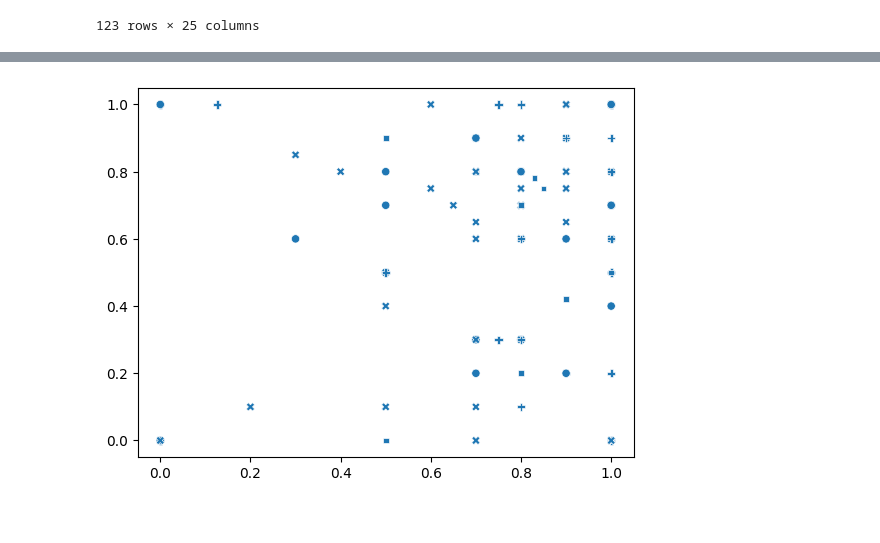
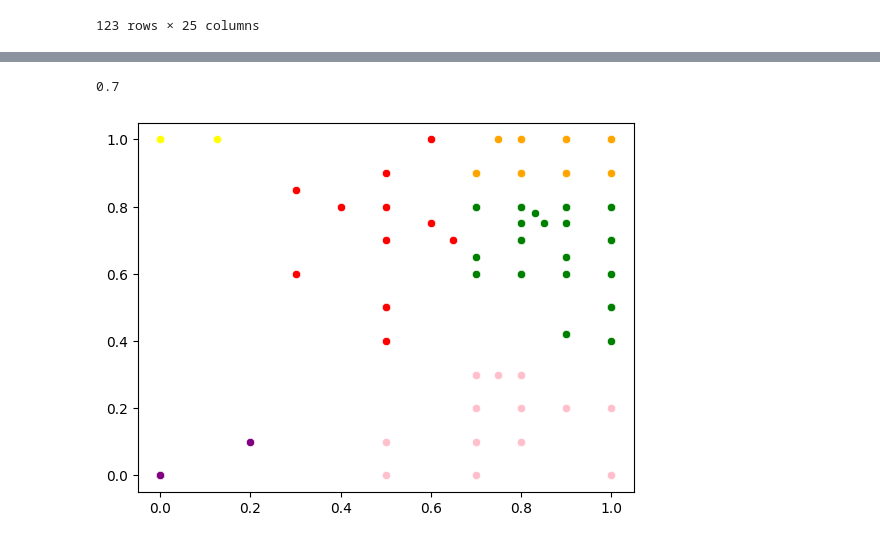
Before and after one commit to MnCSSJ4x/IIITB-Course-Recommendation-System, a Jupyter notebook: KMeans.ipynb, the cells around one changed output, grey strips where cells are left out. Drawn from its saved outputs; the diff is of its cells as text; code cells hidden in the pictures.

Commit message:
improved KMeans

```diff
--- a/KMeans.ipynb
+++ b/KMeans.ipynb
@@ -147,6 +341,6 @@ df
 # %%
-x=[X[0] for X in df]
-y=[X[1] for X in df]
+x=df[df.columns[0]]
+y=df[df.columns[1]]
 print(len(x))
 print(len(y))
 # %% [output]
@@ -154,0 +349,5 @@ print(len(y))
+# %%
+# df=df.to_numpy()
+# np.shape(df[:,:2])
+df=df[[df.columns[0],df.columns[1]]]
+df
@@ -154,0 +368,6 @@ print(len(y))
+# %%
+k=Kmeans(K=6,iter=150,p=2)
+y_pred=k.predict(np.array(df),choice=1)
+k.centroids=np.array(k.centroids, dtype='int')
+len(k.centroids)
+y_pred
@@ -155,13 +383,33 @@ print(len(y))
 # %%
-df=df.to_numpy()
+df[df.columns[0]][1]
+# %% [output]
+0.7
+# %%
+cdict={
+    0:'red',
+    1:'yellow',
+    2:'green',
+    3:'pink',
+    4:'orange',
+    5:'purple',
+}
+# sns.scatterplot(x=[x for x in df[df.columns[0]]],y=[y for y in df[df.columns[1]]],style=y_pred,c=cdict[])
+for g in range(0,123):
+    sns.scatterplot(x=[x[g]],y=[y[g]],style=y_pred[g],c=cdict[y_pred[g]],legend=False)
+# fig, ax = plt.subplots()
+# for g in np.unique(group):
+#     ix = np.where(group == g)
+#     ax.scatter(scatter_x[ix], scatter_y[ix], c = cdict[g], label = g, s = 100)
+# ax.legend()
+# plt.show()
+# %% [output]
+[figure, added]
 # %%
 
-kmeans = KMeans(n_clusters=4)
-kmeans.fit(df)
-# View results
-class_centers, classification = kmeans.evaluate(df)
-sns.scatterplot(x=[X[0] for X in df],y=[X[1] for X in df],style=classification,palette="deep",legend=None)
+# kmeans = KMeans(n_clusters=4)
+# kmeans.fit(df[:,:2])
+# # View results
+# class_centers, classification = kmeans.evaluate(df)
+# sns.scatterplot(x=x,y=y,style=classification,palette="deep",legend=None)
 # plt.plot([x for x, _ in kmeans.centroids],[y for _, y in kmeans.centroids],'k+',markersize=10)
-plt.show()
+# plt.show()
-# %% [output]
-[figure, removed]
```
Also changed, not shown: parts of 10 cells of this notebook.
